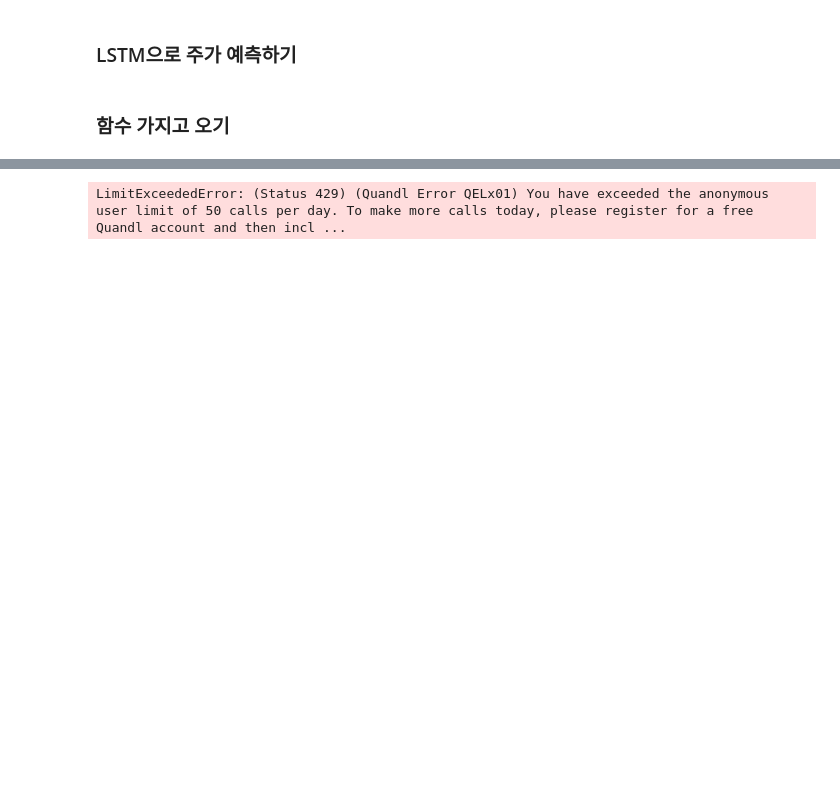
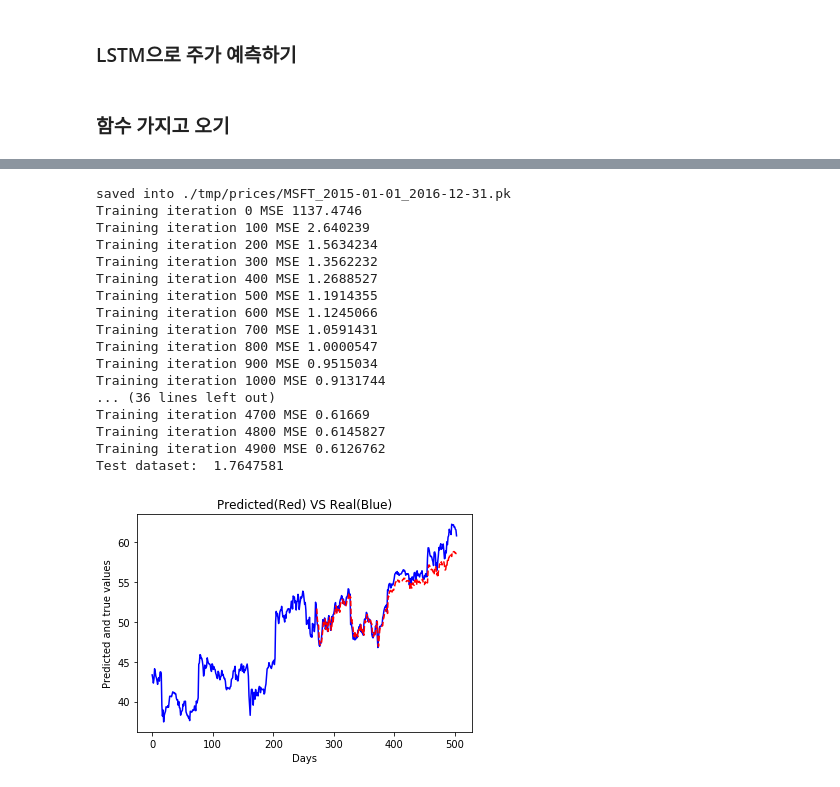
Before and after one commit to Jerrykim91/MySourceCode, a Jupyter notebook: LSTM/LSTM_Stock_forecast_02.ipynb, the cells around one changed output, grey strips where cells are left out. Cells and saved outputs as stored; diff of their text form; code cells hidden in the pictures; blank space fills up the shorter version.

```diff
--- a/LSTM/LSTM_Stock_forecast_02.ipynb
+++ b/LSTM/LSTM_Stock_forecast_02.ipynb
@@ -154,7 +123 @@ y_tf = tf.placeholder("float", shape =(None, 1), name= "y")
-# %%
-def RNN( x, weights, biases ):
-    x_ = tf.unstack(x, time_dimension, 1)
-    lstm_cell = rnn.BasicLSTMCell(n_embeddings)
-    outputs, _  = rnn.static_rnn(lstm_cell, x_ , dtype= tf.float32)
-    return tf.add(biases, tf.matmul(outputs[-1], weights))
 # %%
@@ -292,31 +275,33 @@ KeyboardInterrupt:
 # %%
 tf.reset_default_graph()
 tf.set_random_seed(101)
+#np.random.seed(101)
 
 # 원도우 크기를 신호 양으로 설정_관측 행렬을 생성하는 것과 비슷
 symbol         = "MSFT"
-feat_dimension = 20
+time_dimension = 20
 train_size     = 252
-test_size      = 252 - feat_dimension
+test_size      = 252 - time_dimension
 
 #텐서플로를 설정_ 기본값
-learning_rate = 0.1
-optimizer     = tf.train.AdamOptimizer
+learning_rate = 0.05
+# optimizer     = tf.train.AdamOptimizer
+optimizer     = tf.train.AdagradOptimizer
 n_epochs      = 5000
 n_embeddings  = 256
 
 # 잡음이 섞인 코사인을 가져와 3차원 텐서 형상(None, time_dimenstion, 1)변환
 stock_values = fetch_stock_price(symbol, datetime.date(2015,1,1), datetime.date(2016,12,31))
-minibatch_cos_X, minibatch_cos_y = format_dataset(stock_values, time_dimension)
+minibatch_stock_X, minibatch_stock_y = format_dataset(stock_values, time_dimension)
 
 # 분석 속도를 높이기위해서 -> np.float32
-train_X = minibatch_cos_X[:train_size, :].astype(np.float32)
-train_y = minibatch_cos_y[:train_size].reshape((-1, 1)).astype(np.float32)
-test_X  = minibatch_cos_X[train_size:, :].astype(np.float32)
-test_y  = minibatch_cos_y[train_size:].reshape((-1, 1)).astype(np.float32)
+train_X = minibatch_stock_X[:train_size, :].astype(np.float32)
+train_y = minibatch_stock_y[:train_size].reshape((-1, 1)).astype(np.float32)
+test_X  = minibatch_stock_X[train_size:, :].astype(np.float32)
+test_y  = minibatch_stock_y[train_size:].reshape((-1, 1)).astype(np.float32)
 
-train_X_ts = train_X[:,:,np.newaxis]
-test_X_ts  = test_X[:,:,np.newaxis]
+train_X_ts = train_X[ :, :, np.newaxis ]
+test_X_ts  = test_X[ :, :, np.newaxis ]
 
 # 플레이스홀더 정의
 X_tf = tf.placeholder("float", shape =(None, time_dimension, 1), name= "X")
@@ -326,42 +311,60 @@ y_tf = tf.placeholder("float", shape =(None, 1), name= "y")
 #  모델 정의
 def RNN( x, weights, biases ):
     x_ = tf.unstack(x, time_dimension, 1)
-    lstm_cell = rnn.BasicLSTMCell(n_embeddings)
+    lstm_cell   = rnn.BasicLSTMCell(n_embeddings)
     outputs, _  = rnn.static_rnn(lstm_cell, x_ , dtype= tf.float32)
     return tf.add(biases, tf.matmul(outputs[-1], weights))
 #------------------------------------------------------------------------------
 
 # 훈련가능한 변수 cost함수 훈련연산자 설정
 weights = tf.Variable(tf.truncated_normal([n_embeddings, 1], mean = 0.0, stddev = 10.0), name="weights")
 biases  = tf.Variable(tf.zeros([1]), name="bias")
 
 y_pred   = RNN(X_tf, weights, biases)
 cost     = tf.reduce_mean(tf.square(y_tf- y_pred))
 train_op = optimizer(learning_rate).minimize(cost)
 
 # 메인 루프
 with tf.Session() as sess:
     sess.run(tf.global_variables_initializer())
+    #merged = tf.summary.merge_all()
 
 #  각 세대마다 전체 훈련데이터셋이 텐서플로 그래프에 공급
-
     for i in range(n_epochs):
-        train_cost,_ = sess.run([merged, cost, train_op], feed_dict={X_tf:train_X_ts, y_tf:train_y})
-        writer.add_summary(summary, i)
-        if i%100 ==0:
+        #train_cost ,_ = sess.run([cost, train_op], feed_dict={X_tf:train_X, y_tf:train_y})
+        train_cost, _ = sess.run([cost, train_op], feed_dict={X_tf:train_X_ts, y_tf:train_y})
+#         add_summary(summary, i)
+        if i%100 == 0:
             print("Training iteration", i, "MSE", train_cost)
 
     # 훈련 후 테스트 데이터셋에 성능을 확인
     test_cost, y_pr = sess.run([cost, y_pred], feed_dict={X_tf:test_X_ts, y_tf:test_y})
-    print("Test dataset: ",test_cost)
+    print("Test dataset: ", test_cost)
 
-    evaluate_ts(test_X, test_y, y_pr)
+    #evaluate_ts(test_X, test_y, y_pr)
 
-    plt.plot(range(len(cos_values)), cos_values, 'b')
-    plt.plot(range(len(cos_values) - test_size, len(cos_values)), y_pr, 'r--')
+    plt.plot(range(len(stock_values)), stock_values, 'b')
+    plt.plot(range(len(stock_values) - test_size, len(stock_values)), y_pr, 'r--')
     plt.xlabel("Days")
     plt.ylabel("Predicted and true values")
     plt.title("Predicted(Red) VS Real(Blue)")
     plt.show()
 # %% [output]
-LimitExceededError: (Status 429) (Quandl Error QELx01) You have exceeded the anonymous user limit of 50 calls per day. To make more calls today, please register for a free Quandl account and then incl ...
+saved into ./tmp/prices/MSFT_2015-01-01_2016-12-31.pk
+Training iteration 0 MSE 1137.4746
+Training iteration 100 MSE 2.640239
+Training iteration 200 MSE 1.5634234
+Training iteration 300 MSE 1.3562232
+Training iteration 400 MSE 1.2688527
+Training iteration 500 MSE 1.1914355
+Training iteration 600 MSE 1.1245066
+Training iteration 700 MSE 1.0591431
+Training iteration 800 MSE 1.0000547
+Training iteration 900 MSE 0.9515034
+Training iteration 1000 MSE 0.9131744
+... (36 lines left out)
+Training iteration 4700 MSE 0.61669
+Training iteration 4800 MSE 0.6145827
+Training iteration 4900 MSE 0.6126762
+Test dataset:  1.7647581
+[figure, added]
```
Also changed, not shown: parts of 9 cells of this notebook, 1 other file.
